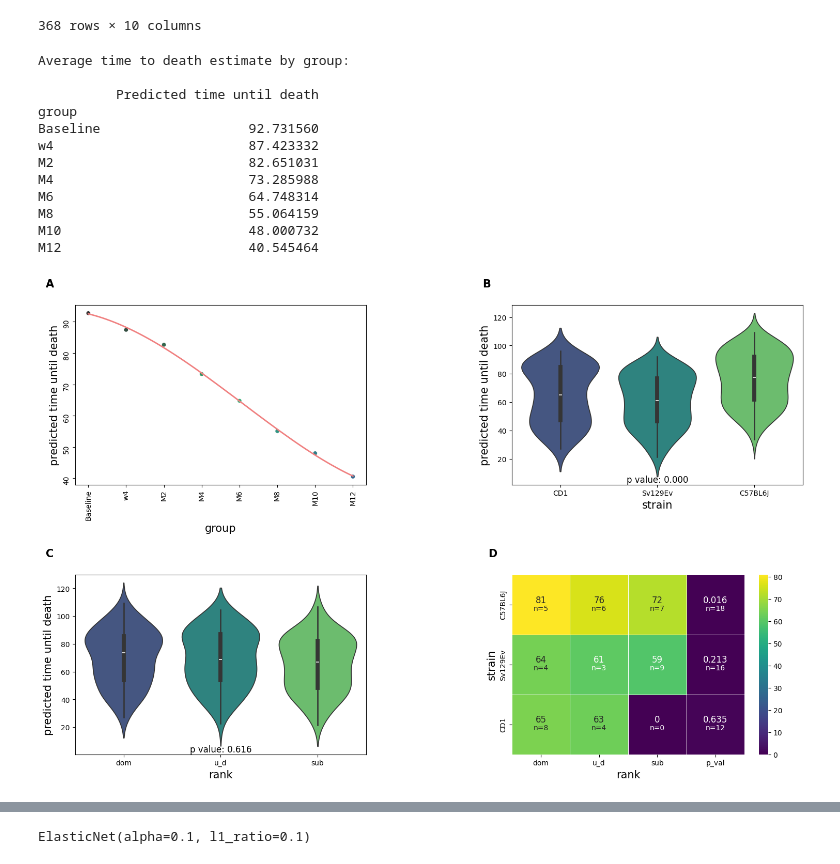
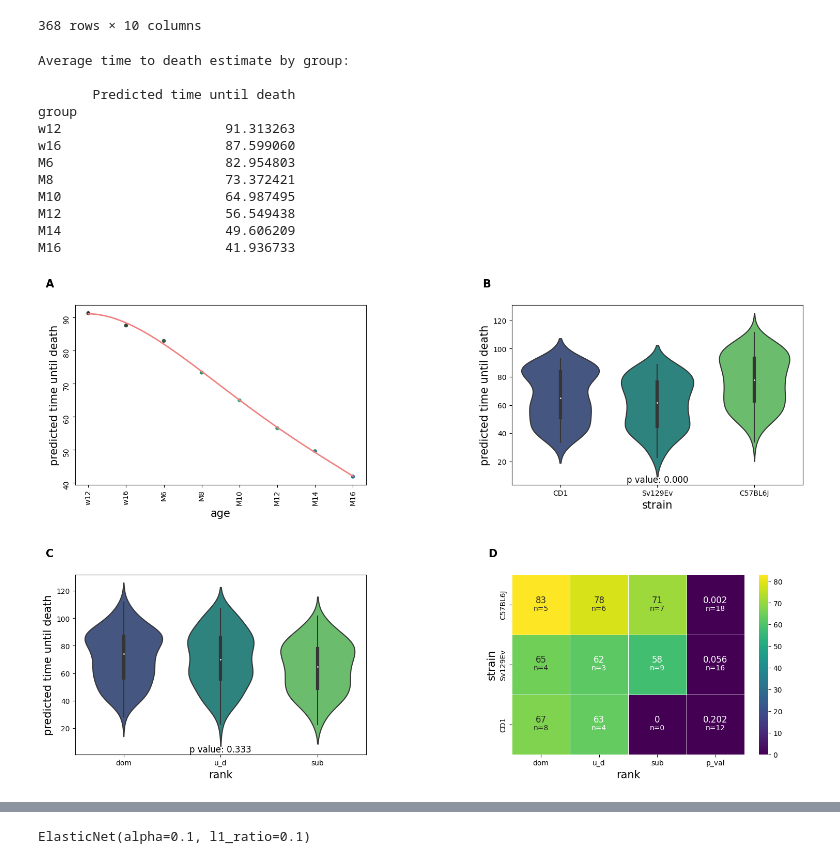
Before and after one commit to SamAndTheSun/pellegrini_temp, a Jupyter notebook: death_prediction_model.ipynb, the cells around one changed output, grey strips where cells are left out. Drawn from its saved outputs; the diff is of its cells as text; code cells hidden in the pictures.

```diff
--- a/death_prediction_model.ipynb
+++ b/death_prediction_model.ipynb
@@ -395,7 +391,6 @@ sns.kdeplot(data = trait_loss_wout, hue=None, palette='viridis_r', ax=axs[0,1])
 axs[0,1].set_xlabel('loss')
 axs[0,1].set_yticks([])
 axs[0,1].set_ylabel('probability')
-axs[0,1].tick_params(labelrotation=90)
 axs[0,1].set_title('probability density by trait (without time)', size=12)
 
 #3 - regplot for prediction vs actual
@@ -412,11 +407,16 @@ sns.regplot(data=None, x=val_predictions['actual'], y=val_predictions['approxima
 sum_actual = [float(x) for x in sum_actual]
 sum_approx = [float(x) for x in sum_approx]
 
-x_max = 150
+x_max = 140
+
+#these need to be the same to avoid unintentionally manipulating the data
 axs[1,0].set_xlim([0,x_max])
+axs[1,0].set_ylim([0,x_max])
+
 axs[1,0].set_title('actual vs prediction', size=12)
-axs[1,0].text(s=f'Smooth L1 Loss: {loss_clipped}', x=x_max//4, y=8, size=12)
-
+axs[1,0].set_xlabel('actual time until death')
+axs[1,0].set_ylabel('predicted time until death')
+axs[1,0].text(s=f'L1 Loss: {loss_clipped} weeks', x=(x_max//2), y=8, size=12)
 
 #4 - regplot for accuracy vs time to death
 accuracy_over_time = [np.mean(i) for i in zip(sum_actual,sum_approx)]
@@ -427,8 +427,8 @@ sns.kdeplot(data=None, x=val_predictions['actual'], y=sum_losses,
 axs[1,1].set_xlim([0,150])
 axs[1,1].set_ylim([0,60])
 
-
 axs[1,1].set_title('actual vs loss')
+axs[1,1].set_xlabel('actual time until death')
 axs[1,1].set_ylabel('loss')
 
 axs = axs.flat
@@ -582,8 +597,8 @@ working_data['Rank'] = working_data['Rank'].replace(1, 'u_d')
 working_data['Rank'] = working_data['Rank'].replace(2, 'dom')
 
 
-groups = ['Baseline', 'w4']
-for i in range(2, 13, 2):
+groups = ['w12', 'w16']
+for i in range(6, 17, 2):
   groups.append('M' + str(i))
 
 group_data = time_to_death_grouped(group_data, 'group')
@@ -591,16 +606,16 @@ group_data = group_data.reindex(groups)
 # %% [output]
 Average time to death estimate by group:
 
-          Predicted time until death
+       Predicted time until death
 group
-Baseline                   92.731560
-w4                         87.423332
-M2                         82.651031
-M4                         73.285988
-M6                         64.748314
-M8                         55.064159
-M10                        48.000732
-M12                        40.545464
+w12                     91.313263
+w16                     87.599060
+M6                      82.954803
+M8                      73.372421
+M10                     64.987495
+M12                     56.549438
+M14                     49.606209
+M16                     41.936733
 # %%
 '''
 Plot significance of different categories in affecting time to death
@@ -612,7 +627,7 @@ fig, axs = plt.subplots(2,2, figsize=(15,10))
 
 #plot 1
 
-group_indices = [x for x in range(0,8)]
+group_indices = [x for x in range(0, 8)]
 sns.regplot(data=None, x=group_indices, y=group_data['Predicted time until death'], ax=axs[0,0],
             scatter=False, line_kws={'color': 'lightcoral', 'lw':2}, order=4, ci=None)
 
@@ -620,17 +635,17 @@ sns.scatterplot(data = None, x = groups, y = group_data['Predicted time until de
                 hue=group_data['Predicted time until death'], palette='viridis_d', legend=False)
 
 axs[0,0].tick_params(labelrotation=90)
-axs[0,0].set_xlabel('group', size=15)
+axs[0,0].set_xlabel('age', size=15)
 axs[0,0].set_ylabel('predicted time until death', size=15)
+
 
 #plot 2
 
 sns.violinplot(data=None, x=working_data['strain'], y=working_data['Predicted time until death'],
-            ax=axs[0,1], hue=working_data['strain'], palette='viridis', legend=False)
+            ax=axs[0,1], palette='viridis') #note: hue breaks alignment
 
 axs[0,1].set_xlabel('strain', size=15)
 axs[0,1].set_ylabel('predicted time until death', size=15)
-
 
 #get significance and add to plot
 strain_corr = stats.kendalltau(x=working_data['strain'], y=working_data['Predicted time until death'])
@@ -640,7 +655,7 @@ axs[0,1].set_title(f'p value: {strain_corr}', y=-0.01, size=12)
 #plot 3
 
 sns.violinplot(data=None, x=working_data['Rank'], y=working_data['Predicted time until death'],
-            ax=axs[1,0], hue=working_data['Rank'], palette='viridis', legend=False)
+            ax=axs[1,0], palette='viridis')
 
 axs[1,0].set_xlabel('rank', size=15)
 axs[1,0].set_ylabel('predicted time until death', size=15)
@@ -654,7 +669,9 @@ axs[1,0].set_title(f'p value: {rank_corr}', y=-0.01, size=12)
 
 #plot 4 computations
 
-heatmap_data = working_data[['strain', 'Rank', 'Predicted time until death']]
+temp = working_data.copy()
+
+heatmap_data = temp[['strain', 'Rank', 'Predicted time until death']]
 heatmap_data = heatmap_data.pivot_table(values='Predicted time until death', index='strain',
                       columns='Rank', fill_value=0)
 
@@ -667,13 +684,13 @@ heatmap_data = heatmap_data.reindex(['C57BL6J', 'Sv129Ev', 'CD1'])
 #determine significance of each heatmap subunit
 ##
 
-working_data['strain'] = working_data['strain'].replace('CD1', 1)
-working_data['strain'] = working_data['strain'].replace('Sv129Ev', 2)
-working_data['strain'] = working_data['strain'].replace('C57BL6J', 3)
+temp['strain'] = temp['strain'].replace('CD1', 1)
+temp['strain'] = temp['strain'].replace('Sv129Ev', 2)
+temp['strain'] = temp['strain'].replace('C57BL6J', 3)
 
-working_data['Rank'] = working_data['Rank'].replace('sub', 0)
-working_data['Rank'] = working_data['Rank'].replace('u_d', 1)
-working_data['Rank'] = working_data['Rank'].replace('dom', 2)
+temp['Rank'] = temp['Rank'].replace('sub', 0)
+temp['Rank'] = temp['Rank'].replace('u_d', 1)
+temp['Rank'] = temp['Rank'].replace('dom', 2)
 
 # 1 = CD1
 # 2 = Sv129
@@ -681,7 +698,7 @@ working_data['Rank'] = working_data['Rank'].replace('dom', 2)
 
 #Get significance of rank for each strain
 
-C57 = working_data.loc[working_data['strain'] == 3]
+C57 = temp.loc[temp['strain'] == 3]
 C57 = C57.drop(columns=['strain'])
 
 C57_rank_corr = stats.kendalltau(x=C57['Rank'], y=C57['Predicted time until death'])
@@ -689,7 +706,7 @@ C57_rank_corr = '{0:.3f}'.format(C57_rank_corr[1])
 
 #
 
-Sv129 = working_data.loc[working_data['strain'] == 2]
+Sv129 = temp.loc[temp['strain'] == 2]
 Sv129 = Sv129.drop(columns=['strain'])
 
 Sv129_rank_corr = stats.kendalltau(x=Sv129['Rank'], y=Sv129['Predicted time until death'])
@@ -697,7 +714,7 @@ Sv129_rank_corr = '{0:.3f}'.format(Sv129_rank_corr[1])
 
 #
 
-CD1 = working_data.loc[working_data['strain'] == 1]
+CD1 = temp.loc[temp['strain'] == 1]
 CD1 = CD1.drop(columns=['strain'])
 
 CD1_rank_corr = stats.kendalltau(x=CD1['Rank'], y=CD1['Predicted time until death'])
@@ -761,34 +778,34 @@ sns.heatmap(data=heatmap_data, annot=n_animals,
 sns.heatmap(data=heatmap_data, annot=heatmap_pretty,
             annot_kws={'va':'bottom', 'fontsize': 12},
             fmt='', cbar=False, ax=axs[1,1])
 
 #plot 4c
 
 #formatting
 sns.heatmap(data=heatmap_data, annot=False, linewidth=.5,
             cmap='viridis', ax=axs[1,1])
 
 axs[1,1].set_xlabel('rank', size=15)
 axs[1,1].set_ylabel('strain', size=15)
 
 
 #Overall figure stuff
 
 plt.rc('axes', titlesize=15)     # fontsize of the axes title
 plt.rc('axes', labelsize=12)    # fontsize of the x and y labels
 plt.rc('xtick', labelsize=10)    # fontsize of the tick labels
 plt.rc('ytick', labelsize=10)    # fontsize of the tick labels
 
 axs = axs.flat
 
 for n, ax in enumerate(axs):
     ax.text(-0.1, 1.1, string.ascii_uppercase[n], transform=ax.transAxes,
             size=15, weight='bold')
 
 plt.tight_layout()
 plt.subplots_adjust(wspace=0.5, hspace=0.5)
 # %% [output]
-[figure, old version]
+[figure, new version]
 # %%
 '''
 calculate a weighted average for each animal using the outputted time until death predictions
```
Also changed, not shown: parts of 9 cells of this notebook, 5 other files.
